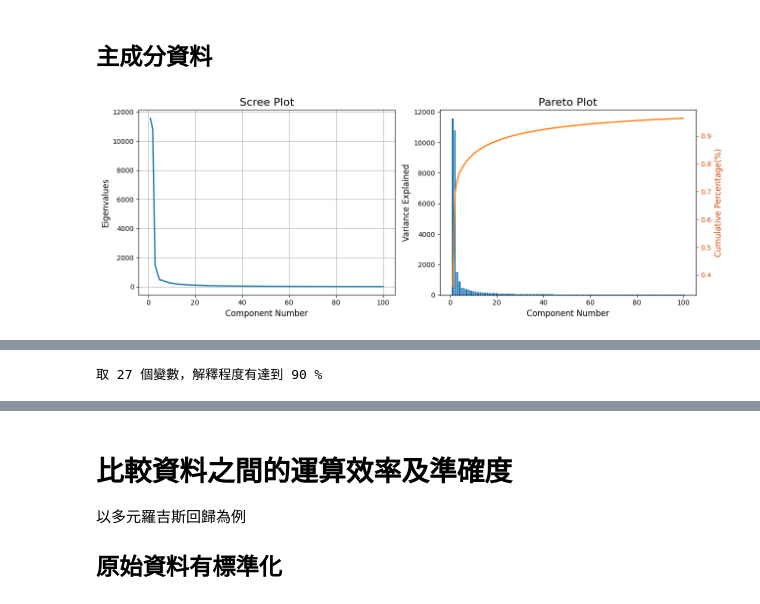
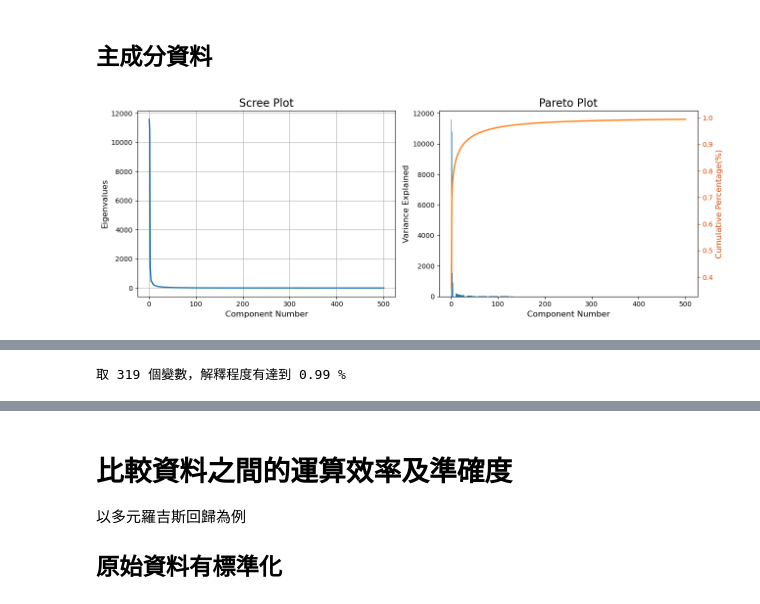
Before and after one commit to amy10202808/1112ShallowMachineLearning, a Jupyter notebook: hw3Classification/hw3_711133117_陳怡升_YaleFace.ipynb, the cells around one changed output, grey strips where cells are left out. Cells and saved outputs as stored; diff of their text form; code cells hidden in the pictures.

```diff
--- a/hw3Classification/hw3_711133117_陳怡升_YaleFace.ipynb
+++ b/hw3Classification/hw3_711133117_陳怡升_YaleFace.ipynb
@@ -70,27 +70,27 @@ X_test_ = scaler.fit_transform(X_test)
 # %%
 %%time
 
-pca = PCA(n_components=100).fit(X_train_)
+pca = PCA(n_components=500).fit(X_train_)
 
 fig, axes = plt.subplots(ncols=2, figsize=(13,4.8))
 x = np.arange(1,1+len(pca.explained_variance_))
 axes[0].plot(x, pca.explained_variance_, lw=2)
 # axes[0].set_xticks(x)
 axes[0].set_xlabel('Component Number', fontsize=12)
 axes[0].set_ylabel('Eigenvalues', fontsize=12)
 axes[0].grid(True)
 axes[0].set_title('Scree Plot', fontsize=16)
 
 axes[1].bar(x, pca.explained_variance_)
 ax2 = axes[1].twinx()
 ax2.plot(x, pca.explained_variance_ratio_.cumsum(), color='C1', lw=2)
 ax2.tick_params(axis='y', colors='#D94600')
 ax2.set_ylabel('Cumulative Percentage(%)', fontsize=12, color="#D94600")
 axes[1].set_xlabel('Component Number', fontsize=12)
 axes[1].set_ylabel('Variance Explained', fontsize=12)
 axes[1].set_title('Pareto Plot', fontsize=16)
 
 plt.tight_layout()
 plt.show()
 # %% [output]
-[figure, old version]
+[figure, new version]
@@ -99,8 +99,9 @@ Wall time: 3.62 s
 # %%
-print("取 {} 個變數，解釋程度有達到 90 %".format(sum(pca.explained_variance_ratio_.cumsum() < 0.9)+1))
-n_comp = sum(pca.explained_variance_ratio_.cumsum() < 0.9)+1
+ratio = 0.99
+print("取 {} 個變數，解釋程度有達到 {} %".format(sum(pca.explained_variance_ratio_.cumsum() < ratio)+1, ratio))
+n_comp = sum(pca.explained_variance_ratio_.cumsum() < ratio)+1
 # %% [output]
-取 27 個變數，解釋程度有達到 90 %
+取 319 個變數，解釋程度有達到 0.99 %
 # %%
 %%time
 
```
Also changed, not shown: parts of 10 cells of this notebook.
